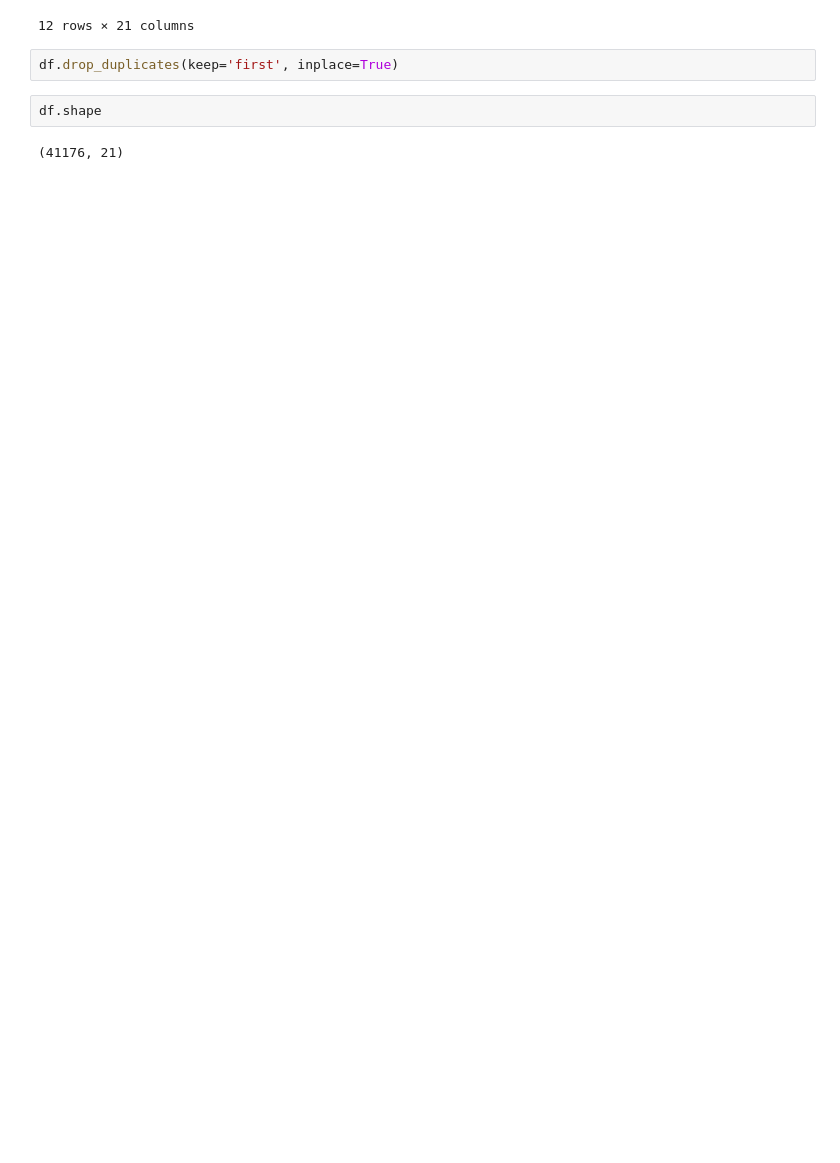
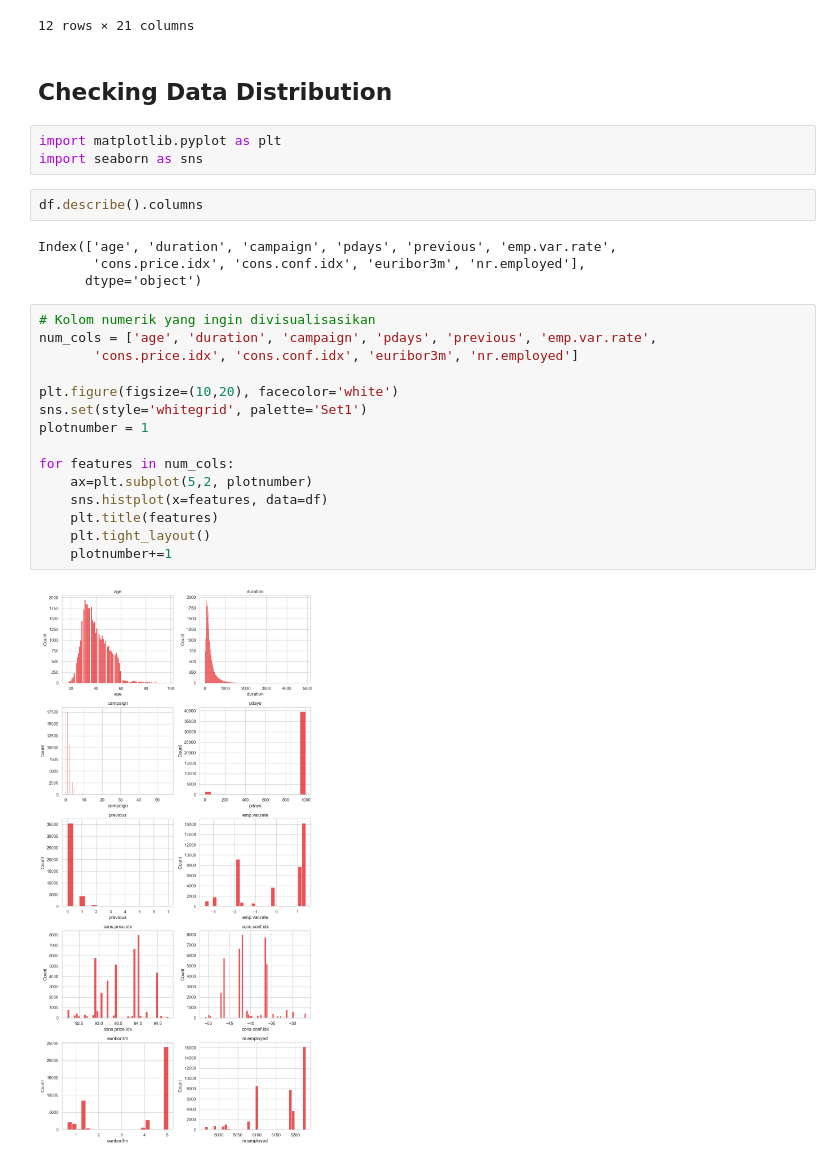
Before and after one commit to akmalraafid25/BetaGroup_JC_DS_OL_FinalProject, a Jupyter notebook: FinalProject.ipynb, the cells around one changed output. Cells and saved outputs as stored; diff of their text form; blank space fills up the shorter version.

```diff
--- a/FinalProject.ipynb
+++ b/FinalProject.ipynb
@@ -138,9 +259,31 @@ df[df.duplicated()]
 | 36951 | 45 | admin. | married | university.degree | no | no | no | cellular | jul | thu | ... |
 | 38281 | 71 | retired | single | university.degree | no | no | no | telephone | oct | tue | ... |
 12 rows × 21 columns
-# %%
-df.drop_duplicates(keep='first', inplace=True)
-# %%
-df.shape
-# %% [output]
-(41176, 21)
+# %% [markdown]
+## **Checking Data Distribution**
+# %%
+import matplotlib.pyplot as plt
+import seaborn as sns
+# %%
+df.describe().columns
+# %% [output]
+Index(['age', 'duration', 'campaign', 'pdays', 'previous', 'emp.var.rate',
+       'cons.price.idx', 'cons.conf.idx', 'euribor3m', 'nr.employed'],
+      dtype='object')
+# %%
+# Kolom numerik yang ingin divisualisasikan
+num_cols = ['age', 'duration', 'campaign', 'pdays', 'previous', 'emp.var.rate',
+       'cons.price.idx', 'cons.conf.idx', 'euribor3m', 'nr.employed']
+
+plt.figure(figsize=(10,20), facecolor='white')
+sns.set(style='whitegrid', palette='Set1')
+plotnumber = 1
+
+for features in num_cols:
+    ax=plt.subplot(5,2, plotnumber)
+    sns.histplot(x=features, data=df)
+    plt.title(features)
+    plt.tight_layout()
+    plotnumber+=1
+# %% [output]
+[figure, added]
```
Also changed, not shown: parts of 27 cells of this notebook.
